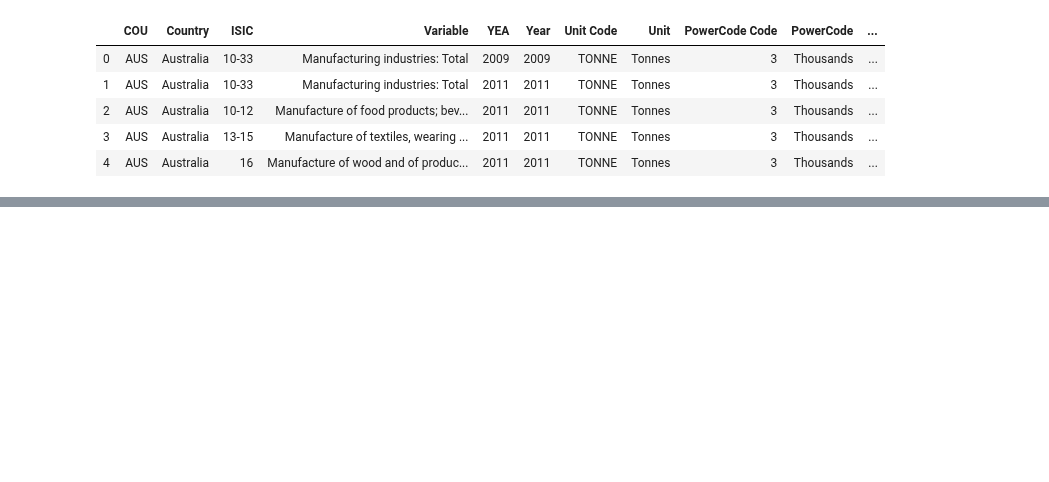
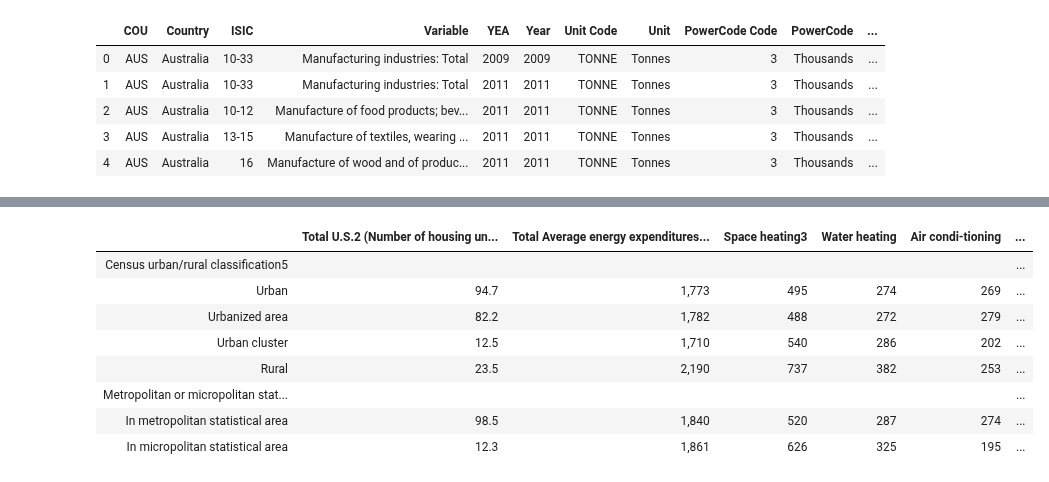
Before and after one commit to matthew-y-dong/ca-waste, a Jupyter notebook: code/waste-data-eda.ipynb, the cells around one changed output, grey strips where cells are left out. Cells and saved outputs as stored; diff of their text form; code cells hidden in the pictures; blank space fills up the shorter version.

```diff
--- a/code/waste-data-eda.ipynb
+++ b/code/waste-data-eda.ipynb
@@ -92,0 +116,12 @@ oecd_sector_waste.head(5)
+# %%
+us_region_energy_usage.iloc[17:25]
+# %% [output]
+|  | Total U.S.2 (Number of housing un... | Total Average energy expenditures... | Space heating3 | Water heating | Air condi-tioning | ... |
+| Census urban/rural classification5 |  |  |  |  |  | ... |
+| Urban | 94.7 | 1,773 | 495 | 274 | 269 | ... |
+| Urbanized area | 82.2 | 1,782 | 488 | 272 | 279 | ... |
+| Urban cluster | 12.5 | 1,710 | 540 | 286 | 202 | ... |
+| Rural | 23.5 | 2,190 | 737 | 382 | 253 | ... |
+| Metropolitan or micropolitan stat... |  |  |  |  |  | ... |
+| In metropolitan statistical area | 98.5 | 1,840 | 520 | 287 | 274 | ... |
+| In micropolitan statistical area | 12.3 | 1,861 | 626 | 325 | 195 | ... |
```
Also changed, not shown: parts of 11 cells of this notebook, 1 other file.
